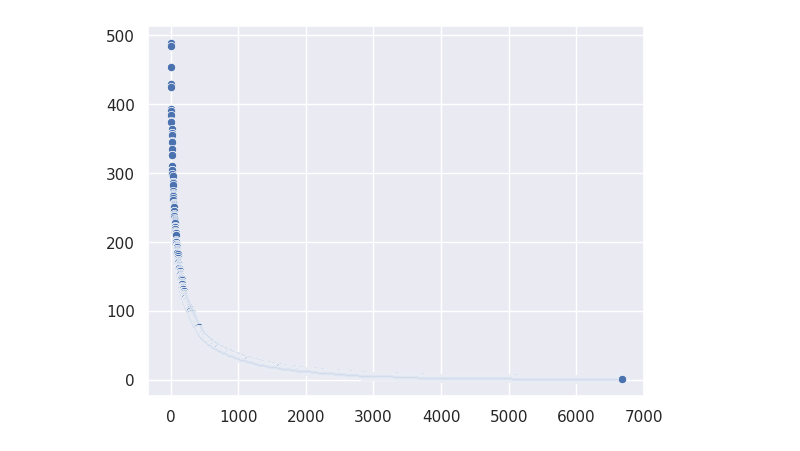
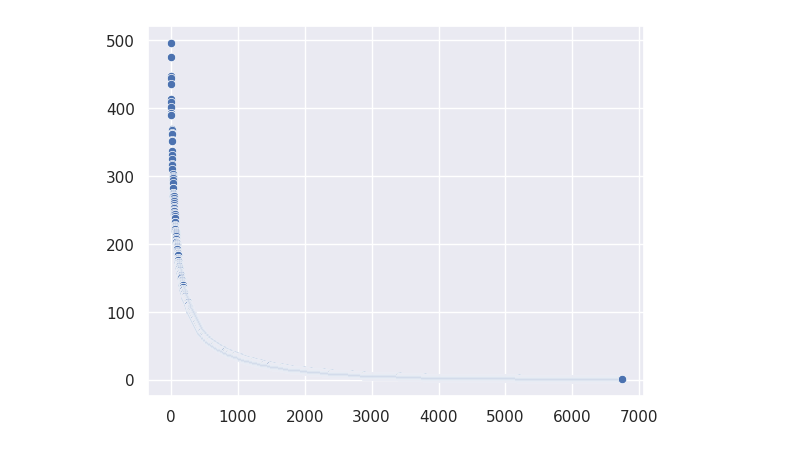
Before and after one commit to tatsuki1107/recsys-training, a Jupyter notebook: notebook/MF.ipynb, the cells around one changed output. Saved outputs shown, nothing was run; the diff lists cells and outputs as text; code cells hidden in the pictures.

```diff
--- a/notebook/MF.ipynb
+++ b/notebook/MF.ipynb
@@ -8,7 +8,8 @@ from util.plot import plot_item_rank
 %matplotlib inline
 # %%
 import pandas as pd
-rating_df = pd.read_csv("../data/movielens/train_rating.csv")
+train_df = pd.read_csv("../data/movielens/train_rating.csv")
+test_df = pd.read_csv("../data/movielens/test_rating.csv")
 # %%
 np.random.seed(1234)
 #index = rating_df.index.values
@@ -16,0 +19,4 @@ np.random.seed(1234)
+# %%
+train_df["type"] = "train"
+test_df["type"] = "test"
+df = pd.concat([train_df, test_df])
@@ -20,7 +27,7 @@ data = rating_df[["user_id", "movie_id", "rating"]].values
 # %%
-plot_item_rank(rating_df)
+plot_item_rank(df)
 # %% [output]
-[figure, old version]
+[figure, new version]
 # %%
 num_users = np.unique(data[:,0]).size
 num_items = np.unique(data[:,1]).size
```
Also changed, not shown: parts of 13 cells of this notebook, 7 other files.
